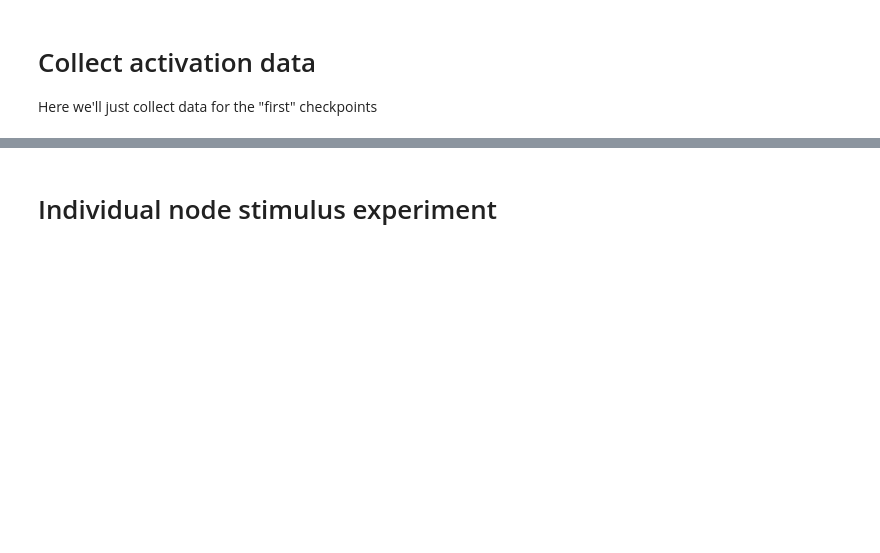
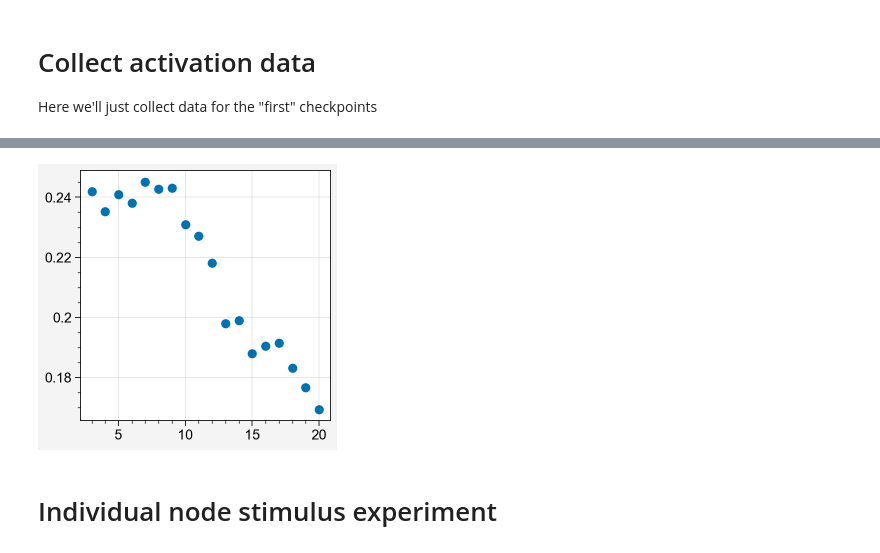
Before and after one commit to liuandrew/bart_ppo, a Jupyter notebook: write_and_test/bart_meta_rep_data_collection.ipynb, the cells around one changed output, grey strips where cells are left out. Drawn from its saved outputs; the diff is of its cells as text; code cells hidden in the pictures; blank space fills up the shorter version.

```diff
--- a/write_and_test/bart_meta_rep_data_collection.ipynb
+++ b/write_and_test/bart_meta_rep_data_collection.ipynb
@@ -672,3 +674,93 @@ forced_ares['give_res'] = r_give
 forced_ares['res'] = r
 
 pickle.dump(forced_ares, open('data/meta_rnn_forced_gradients', 'wb'))
+# %%
+'''
+Add meta clustering to the forced trajectory gradients, which is what we designed the
+data set for
+'''
+ares = pickle.load(open('data/meta_rnn_gradients', 'rb'))
+forced_ares = pickle.load(open('data/meta_rnn_forced_gradients', 'rb'))
+
+# 1. Generate meta clusters and orient them for all of the clusters found
+print('Largest number of clusters:', max([max(l) for l in ares['cluster_labels'].values()])+1)
+all_idxs = list(forced_ares['cluster_activations'].keys())
+activ = np.hstack(list(forced_ares['cluster_activations'].values()))
+scaler = TimeSeriesScalerMeanVariance()
+activ_normalized = scaler.fit_transform(activ.T[:, :, np.newaxis])  # Shape becomes [64, T, 1]
+activ_normalized = activ_normalized.squeeze()  # Back to shape [64, T]
+combactiv = np.vstack([activ_normalized, -activ_normalized])
+
+max_k = 20  # Maximum number of clusters to try
+silhouette_scores = []
+ks = range(3, max_k + 1)
+
+for k in ks:
+    kmeans = KMeans(n_clusters=k, random_state=0)
+    labels = kmeans.fit_predict(combactiv)
+    silhouette_avg = silhouette_score(combactiv, labels)
+    silhouette_scores.append(silhouette_avg)
+
+best_k = np.argmax(silhouette_scores) + 3
+fig, ax = pplt.subplots()
+ax.scatter(np.arange(3, 21), silhouette_scores)
+
+kmeans = KMeans(n_clusters=best_k, random_state=0)
+kmeans.fit(combactiv)
+orientation = []
+labels = []
+for i in range(activ.shape[1]):
+    right_dist = np.linalg.norm(kmeans.cluster_centers_ - activ[:, i], axis=1)
+    left_dist = np.linalg.norm(kmeans.cluster_centers_ + activ[:, i], axis=1)
+
+    if right_dist.min() < left_dist.min():
+        orientation.append(1)
+        labels.append(np.argmin(right_dist))
+    else:
+        orientation.append(-1)
+        labels.append(np.argmin(left_dist))
+
+k = best_k
+labels = np.array(labels)
+orientation = np.array(orientation)
+oriented_activ = (activ_normalized * orientation.reshape(-1, 1)).T
+
+forced_ares['all_oriented_cactiv'] = oriented_activ
+
+# 2. Calculate the distances from clusters to their meta cluster centers
+cdists = []
+for i in range(activ.shape[1]):
+    a = activ[:, i]
+    l = labels[i]
+    c = kmeans.cluster_centers_[l]
+    d = np.sqrt(np.sum((c - a)**2))
+    cdists.append(d)
+cdists = np.array(cdists)
+clusters_per_agent = []
+for idx in all_idxs:
+    clusters_per_agent.append(forced_ares['cluster_activations'][idx].shape[1])
+
+# 3. Add labels to each cluster for each agent based on their assigned meta cluster
+# and add orientation information
+per_agent_labels = {}
+per_agent_orientations = {}
+per_agent_cdists = {}
+cur = 0
+for i, n in enumerate(clusters_per_agent):
+    idx = all_idxs[i]
+    nxt = cur + n
+    per_agent_labels[idx] = labels[cur:nxt]
+    per_agent_orientations[idx] = orientation[cur:nxt]
+    per_agent_cdists[idx] = cdists[cur:nxt]
+    cur = nxt
+
+forced_ares['per_agent_labels'] = per_agent_labels
+forced_ares['per_agent_orientations'] = per_agent_orientations
+forced_ares['per_agent_cdists'] = per_agent_cdists
+forced_ares['labels'] = labels
+forced_ares['orientations'] = orientation
+forced_ares['kmeans'] = kmeans
+forced_ares['cdists'] = cdists
+
+pickle.dump(forced_ares, open('data/meta_rnn_forced_gradients', 'wb'))
+# %% [output]
@@ -674,0 +768 @@ pickle.dump(forced_ares, open('data/meta_rnn_forced_gradients', 'wb'))
+[figure, added]
```
Also changed, not shown: parts of 4 cells of this notebook, 3 other files.
